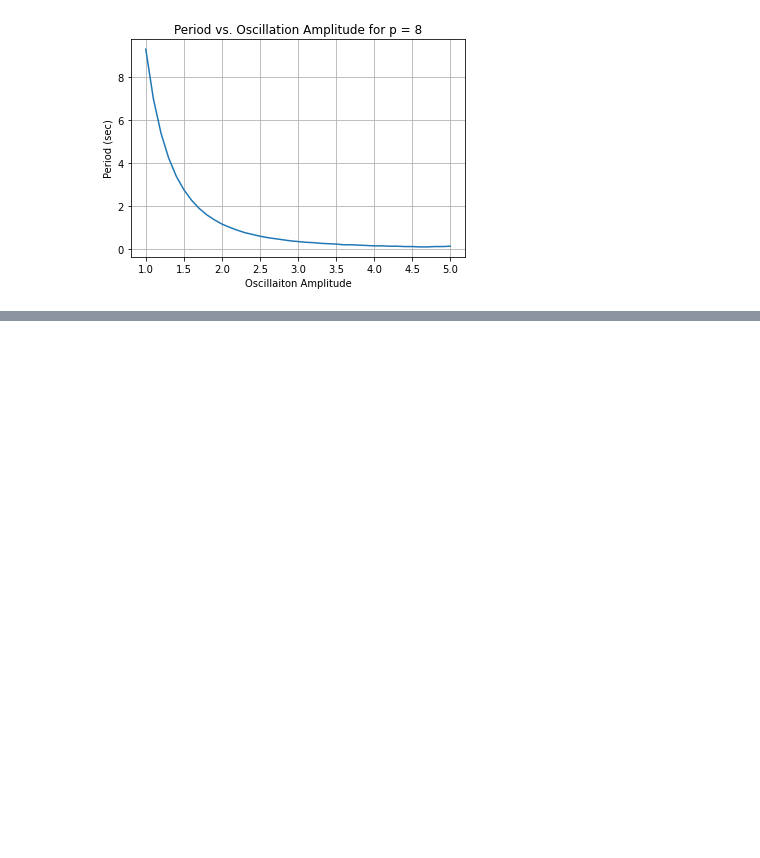
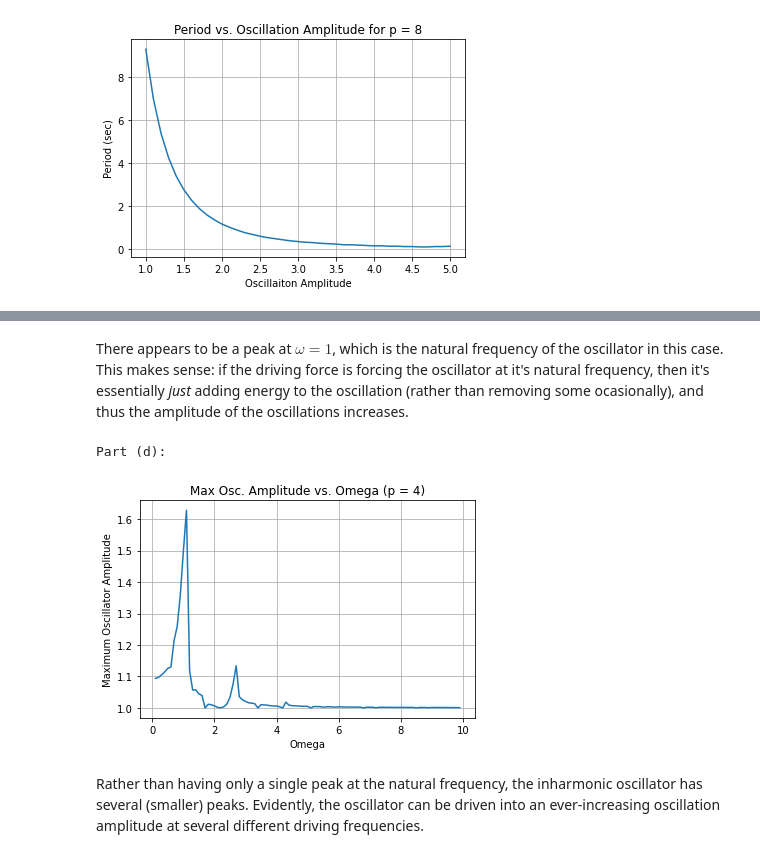
Before and after one commit to JSheare/Computational-Physics, a Jupyter notebook: Exercise Set 5.ipynb, the cells around one changed output, grey strips where cells are left out. Saved outputs shown, nothing was run; the diff lists cells and outputs as text; code cells hidden in the pictures; blank space fills up the shorter version.

```diff
--- a/Exercise Set 5.ipynb
+++ b/Exercise Set 5.ipynb
@@ -247,0 +394,38 @@ Part (b):
+# %% [markdown]
+There appears to be a peak at $\omega = 1$, which is the natural frequency of the oscillator in this case. This makes sense: if the driving force is forcing the oscillator at it's natural frequency, then it's essentially *just* adding energy to the oscillation (rather than removing some ocasionally), and thus the amplitude of the oscillations increases.
+# %%
+# Part (d):
+print('Part (d):')
+omega_array1 = np.arange(1/10, 10, 0.1)
+max_amp_array1 = np.array([])
+dt = 0.05
+t = np.arange(0, 100, dt)
+initial_conditions = [1, 0]
+k = 1
+m = 1
+F_0 = 0.1
+for w in omega_array1:
+    def hook_4_driven(state, t):
+        p = 4
+        function_return = [0, 0]
+        function_return[0] = state[1]
+        function_return[1] = (-k*state[0]**(p-1) + F_0*np.sin(w*t))/m
+        return function_return
+
+
+    driven_osc_results = integrate.odeint(hook_4_driven, initial_conditions, t)
+    max_amp = np.amax(driven_osc_results[:, 0])
+    max_amp_array1 = np.append(max_amp_array1, max_amp)
+
+
+plt.plot(omega_array1, max_amp_array1)
+plt.xlabel('Omega')
+plt.ylabel('Maximum Oscillator Amplitude')
+plt.grid(True)
+plt.title('Max Osc. Amplitude vs. Omega (p = 4)')
+plt.show()
+# %% [output]
+Part (d):
+[figure, added]
+# %% [markdown]
+Rather than having only a single peak at the natural frequency, the inharmonic oscillator has several (smaller) peaks. Evidently, the oscillator can be driven into an ever-increasing oscillation amplitude at several different driving frequencies.
```
Also changed, not shown: parts of 13 cells of this notebook.
